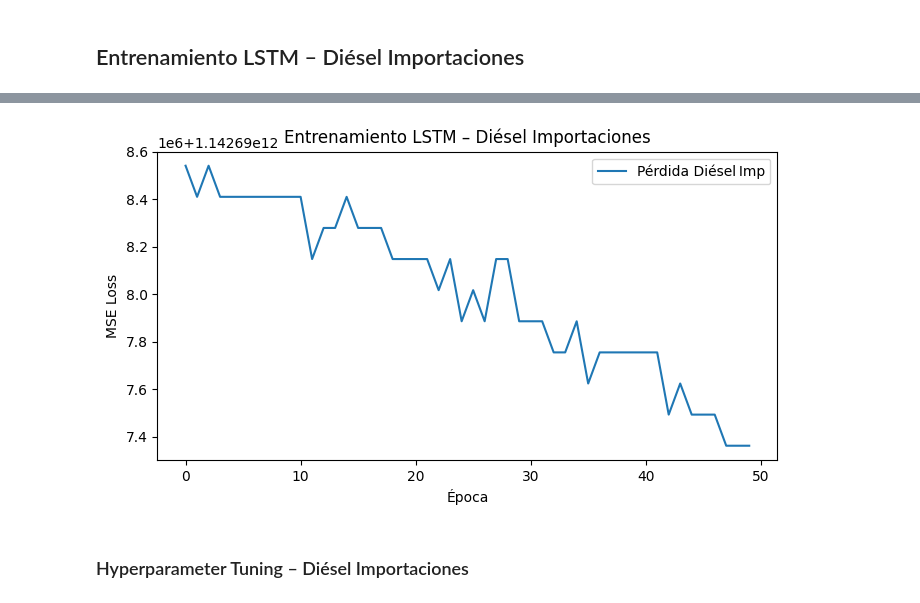
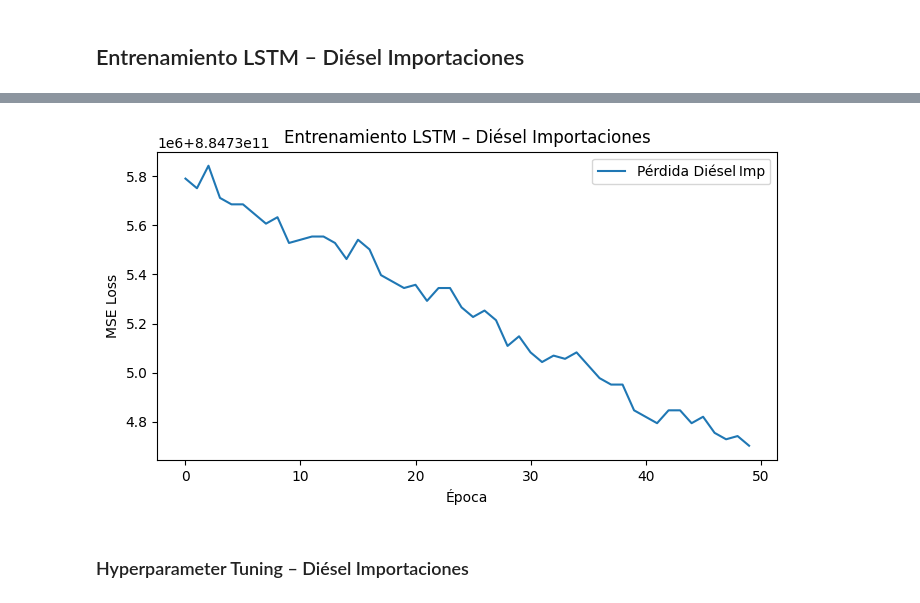
Before and after one commit to Diegoval-Dev/DC-Lab2, a Jupyter notebook: laboratorio2.ipynb, the cells around one changed output, grey strips where cells are left out. Cells and saved outputs as stored; diff of their text form; code cells hidden in the pictures.

```diff
--- a/laboratorio2.ipynb
+++ b/laboratorio2.ipynb
@@ -27,7 +27,7 @@ from torch.utils.data import TensorDataset, DataLoader
 df_imp = pd.read_csv('./data/importacion.csv', parse_dates=['fecha'], dayfirst=True)
 df_cons = pd.read_csv('./data/consumo.csv',    parse_dates=['fecha'], dayfirst=True)
 
-window_size = 12
+window_size = 3
 # %%
 def create_dataset(series, window_size=12):
     """
@@ -351,7 +452,7 @@ ts_gs_imp = df_imp.set_index('fecha')['gasolina superior'] \
 train_gs_imp = ts_gs_imp[:'2023-12-31']
 test_gs_imp  = ts_gs_imp['2024-01-31':]
 
-window_size = 12
+window_size = 3
 X_gs_imp, y_gs_imp = create_dataset(train_gs_imp.values, window_size)
 
 device = torch.device('cuda' if torch.cuda.is_available() else 'cpu')
@@ -447,7 +584,7 @@ ts_di_imp = df_imp.set_index('fecha')['diesel'] \
 train_di_imp = ts_di_imp[:'2023-12-31']
 test_di_imp  = ts_di_imp['2024-01-31':]
 
-window_size = 12
+window_size = 3
 X_di_imp, y_di_imp = create_dataset(train_di_imp.values, window_size)
 
 device = torch.device('cuda' if torch.cuda.is_available() else 'cpu')
@@ -503,4 +640,4 @@ Epoch 50, Loss: 1142697361408.000000
-[figure, old version]
+[figure, new version]
 # %% [markdown]
 ### Hyperparameter Tuning – Diésel Importaciones
 # %%
```
Also changed, not shown: parts of 29 cells of this notebook, 2 other files.
